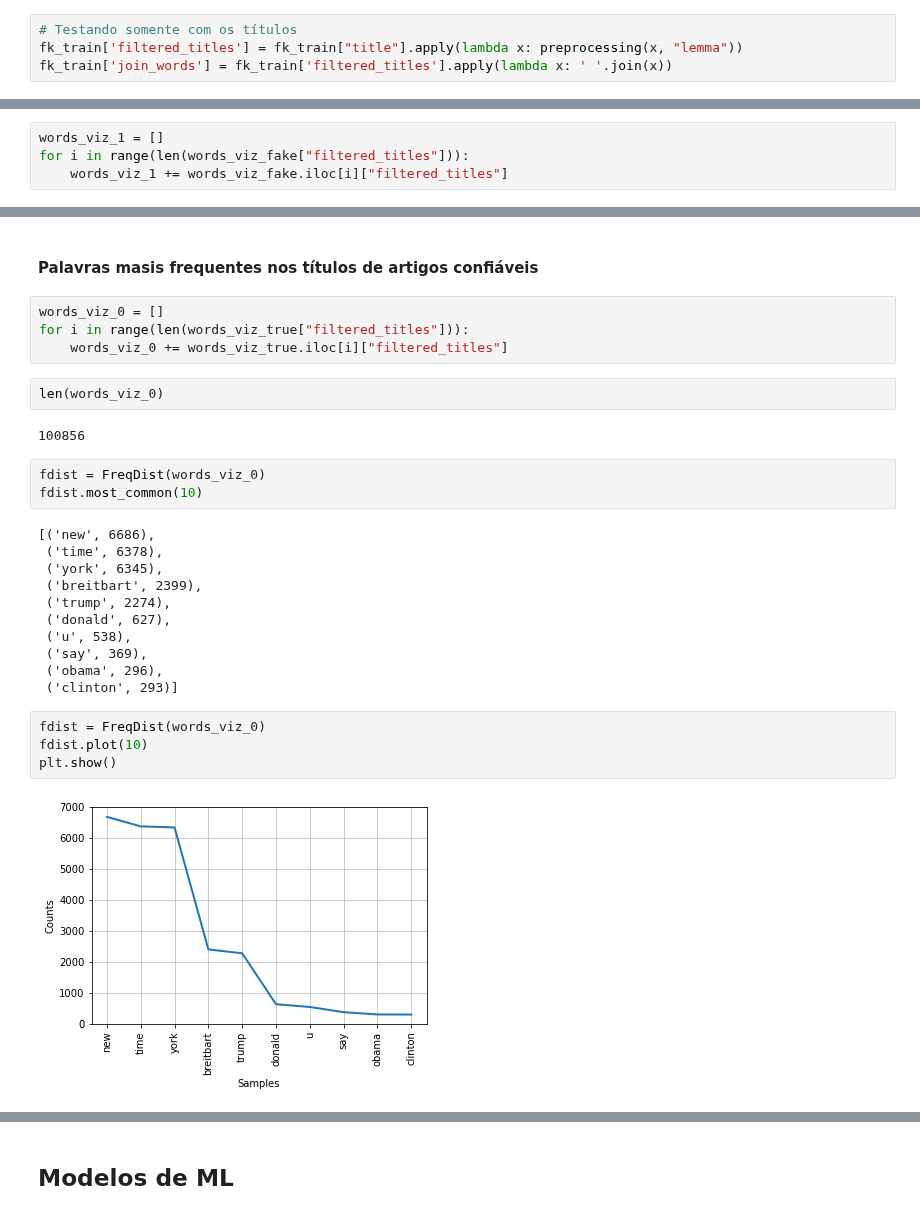
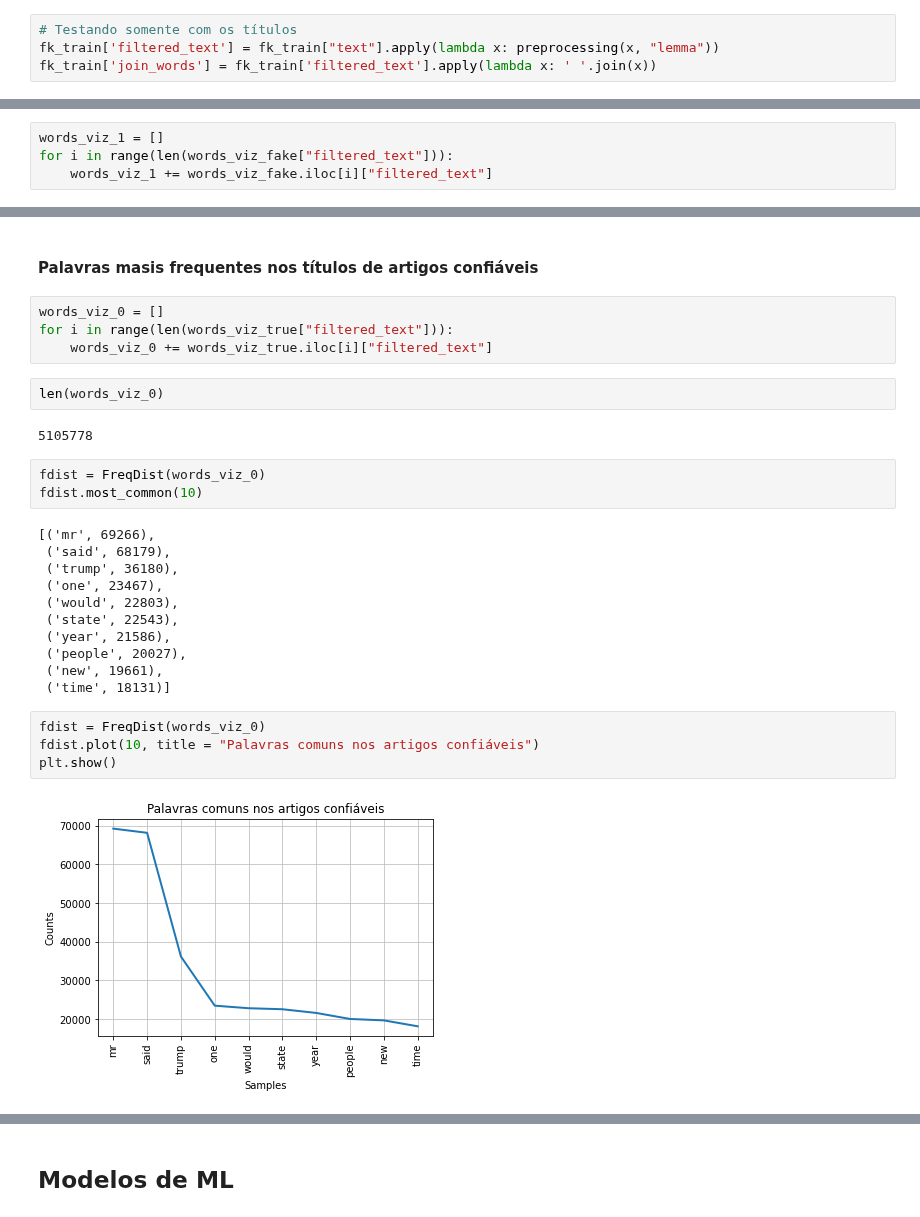
Before and after one commit to GabrielAsato/Curso_DS_Degree, a Jupyter notebook: Módulo 13 - Dados Não Estruturados II/Exercicio_20220902_GabrielAsato.ipynb, the cells around one changed output, grey strips where cells are left out. Saved outputs shown, nothing was run; the diff lists cells and outputs as text.

```diff
--- a/Módulo 13 - Dados Não Estruturados II/Exercicio_20220902_GabrielAsato.ipynb
+++ b/Módulo 13 - Dados Não Estruturados II/Exercicio_20220902_GabrielAsato.ipynb
@@ -138,8 +138,8 @@ def preprocessing(string, method = 'stem'):
 [nltk_data]   Package punkt is already up-to-date!
 # %%
 # Testando somente com os títulos
-fk_train['filtered_titles'] = fk_train["title"].apply(lambda x: preprocessing(x, "lemma"))
-fk_train['join_words'] = fk_train['filtered_titles'].apply(lambda x: ' '.join(x))
+fk_train['filtered_text'] = fk_train["text"].apply(lambda x: preprocessing(x, "lemma"))
+fk_train['join_words'] = fk_train['filtered_text'].apply(lambda x: ' '.join(x))
 # %%
 fk_train.head()
 # %% [output]
@@ -164,8 +164,8 @@ words_viz_true = fk_train[fk_train["label"] == 0]
 #### Palavras masis frequentes nos títulos de fake news
 # %%
 words_viz_1 = []
-for i in range(len(words_viz_fake["filtered_titles"])):
-    words_viz_1 += words_viz_fake.iloc[i]["filtered_titles"]
+for i in range(len(words_viz_fake["filtered_text"])):
+    words_viz_1 += words_viz_fake.iloc[i]["filtered_text"]
 # %%
 len(words_viz_1)
 # %% [output]
@@ -194,30 +194,30 @@ plt.show()
 #### Palavras masis frequentes nos títulos de artigos confiáveis
 # %%
 words_viz_0 = []
-for i in range(len(words_viz_true["filtered_titles"])):
-    words_viz_0 += words_viz_true.iloc[i]["filtered_titles"]
+for i in range(len(words_viz_true["filtered_text"])):
+    words_viz_0 += words_viz_true.iloc[i]["filtered_text"]
 # %%
 len(words_viz_0)
 # %% [output]
-100856
+5105778
 # %%
 fdist = FreqDist(words_viz_0)
 fdist.most_common(10)
 # %% [output]
-[('new', 6686),
- ('time', 6378),
- ('york', 6345),
- ('breitbart', 2399),
- ('trump', 2274),
- ('donald', 627),
- ('u', 538),
- ('say', 369),
- ('obama', 296),
- ('clinton', 293)]
+[('mr', 69266),
+ ('said', 68179),
+ ('trump', 36180),
+ ('one', 23467),
+ ('would', 22803),
+ ('state', 22543),
+ ('year', 21586),
+ ('people', 20027),
+ ('new', 19661),
+ ('time', 18131)]
 # %%
 fdist = FreqDist(words_viz_0)
-fdist.plot(10)
+fdist.plot(10, title = "Palavras comuns nos artigos confiáveis")
 plt.show()
 # %% [output]
-[figure, old version]
+[figure, new version]
 # %% [markdown]
```
Also changed, not shown: parts of 35 cells of this notebook.
